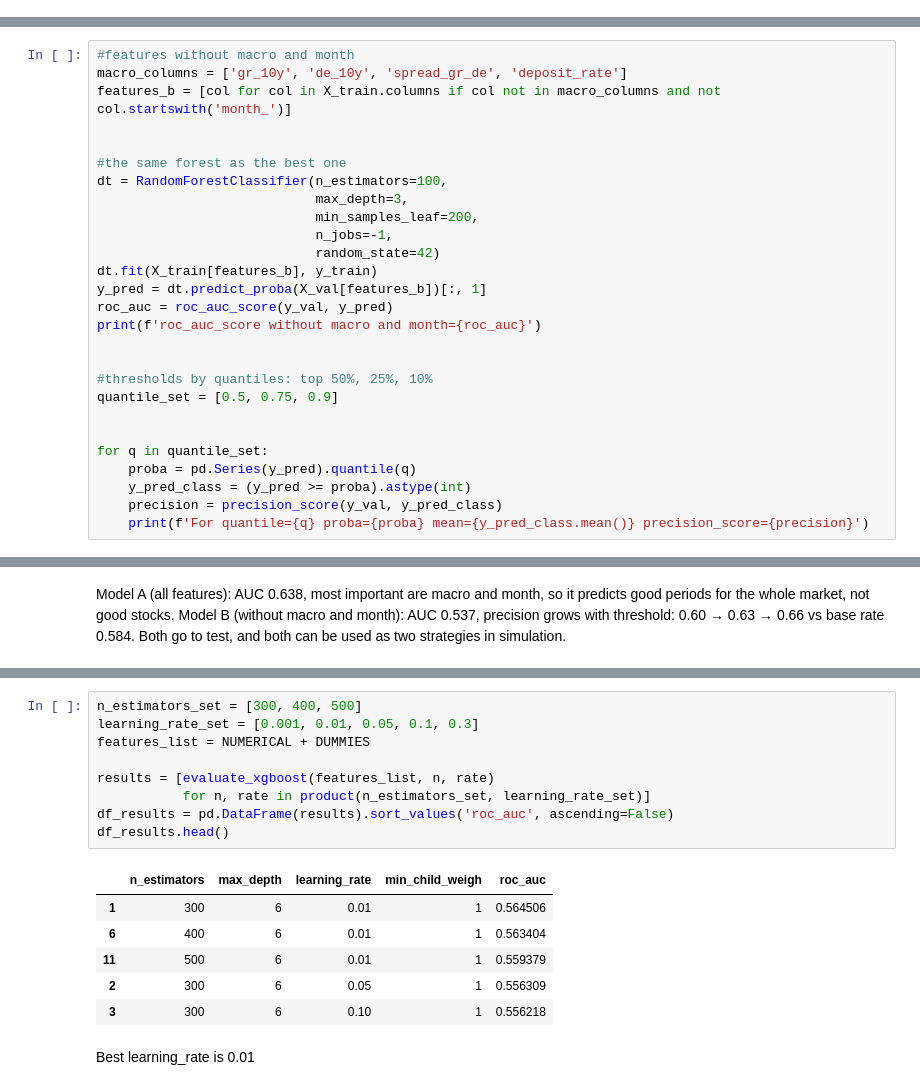
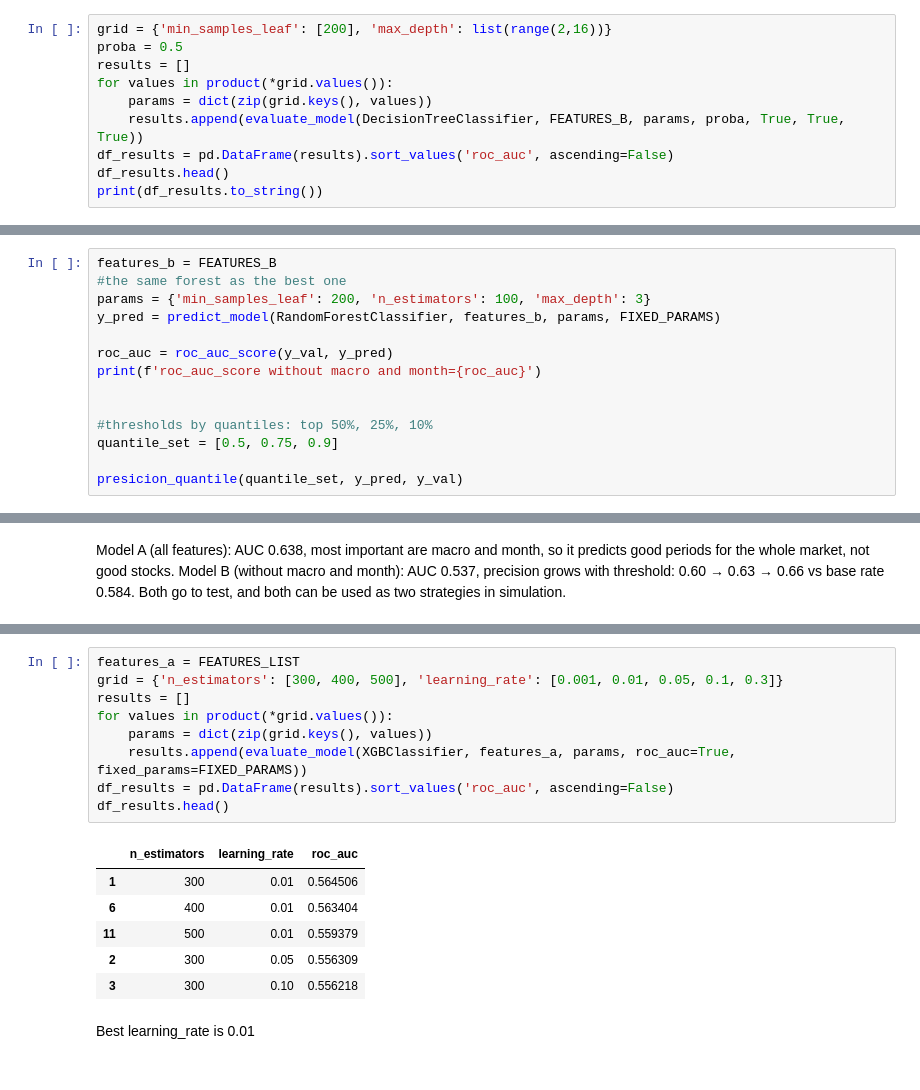
Before and after one commit to SunnyFoxxy/greek_stocks_ml_trading, a Jupyter notebook: notebooks/04_model.ipynb, the cells around one changed output, grey strips where cells are left out. Drawn from its saved outputs; the diff is of its cells as text.

Commit message:
Notebook 04. Choosing final model on test. Code optimiztion

```diff
--- a/notebooks/04_model.ipynb
+++ b/notebooks/04_model.ipynb
@@ -133,2 +172,12 @@ For max_depth=15 mean=0.5964483545128706 roc_auc_score=0.5135095060531799 and pr
 # %% [markdown]
 Best depth is 4: AUC 0.544, precision 0.612 vs validation base rate 0.58. Deeper trees overfit (AUC goes down), from depth 8 tree stops growing because of min_samples_leaf=200. Improvement is small, but it's typical for stocks.
+# %%
+grid = {'min_samples_leaf': [200], 'max_depth': list(range(2,16))}
+proba = 0.5
+results = []
+for values in product(*grid.values()):
+    params = dict(zip(grid.keys(), values))
+    results.append(evaluate_model(DecisionTreeClassifier, FEATURES_B, params, proba, True, True, True))
+df_results = pd.DataFrame(results).sort_values('roc_auc', ascending=False)
+df_results.head()
+print(df_results.to_string())
@@ -243,17 +356,9 @@ dtype: float64
 # %%
-#features without macro and month
-macro_columns = ['gr_10y', 'de_10y', 'spread_gr_de', 'deposit_rate']
-features_b = [col for col in X_train.columns if col not in macro_columns and not col.startswith('month_')]
+features_b = FEATURES_B
+#the same forest as the best one
+params = {'min_samples_leaf': 200, 'n_estimators': 100, 'max_depth': 3}
+y_pred = predict_model(RandomForestClassifier, features_b, params, FIXED_PARAMS)
 
-
-#the same forest as the best one
-dt = RandomForestClassifier(n_estimators=100,
-                            max_depth=3,
-                            min_samples_leaf=200,
-                            n_jobs=-1,
-                            random_state=42)
-dt.fit(X_train[features_b], y_train)
-y_pred = dt.predict_proba(X_val[features_b])[:, 1]
 roc_auc = roc_auc_score(y_val, y_pred)
 print(f'roc_auc_score without macro and month={roc_auc}')
 
@@ -261,12 +366,7 @@ print(f'roc_auc_score without macro and month={roc_auc}')
 #thresholds by quantiles: top 50%, 25%, 10%
 quantile_set = [0.5, 0.75, 0.9]
 
-
-for q in quantile_set:
-    proba = pd.Series(y_pred).quantile(q)
-    y_pred_class = (y_pred >= proba).astype(int)
-    precision = precision_score(y_val, y_pred_class)
-    print(f'For quantile={q} proba={proba} mean={y_pred_class.mean()} precision_score={precision}')
+presicion_quantile(quantile_set, y_pred, y_val)
 # %% [output]
 roc_auc_score without macro and month=0.5371762753759859
 For quantile=0.5 proba=0.5633557931961363 mean=0.5004072987943956 precision_score=0.5993814097346574
@@ -290,19 +377,19 @@ def evaluate_xgboost(features_list, n_estimators, learning_rate=0.3, max_depth=6
 # %%
-n_estimators_set = [300, 400, 500]
-learning_rate_set = [0.001, 0.01, 0.05, 0.1, 0.3]
-features_list = NUMERICAL + DUMMIES
-
-results = [evaluate_xgboost(features_list, n, rate)
-           for n, rate in product(n_estimators_set, learning_rate_set)]
+features_a = FEATURES_LIST
+grid = {'n_estimators': [300, 400, 500], 'learning_rate': [0.001, 0.01, 0.05, 0.1, 0.3]}
+results = []
+for values in product(*grid.values()):
+    params = dict(zip(grid.keys(), values))
+    results.append(evaluate_model(XGBClassifier, features_a, params, roc_auc=True, fixed_params=FIXED_PARAMS))
 df_results = pd.DataFrame(results).sort_values('roc_auc', ascending=False)
 df_results.head()
 # %% [output]
-|  | n_estimators | max_depth | learning_rate | min_child_weigh | roc_auc |
-| 1 | 300 | 6 | 0.01 | 1 | 0.564506 |
-| 6 | 400 | 6 | 0.01 | 1 | 0.563404 |
-| 11 | 500 | 6 | 0.01 | 1 | 0.559379 |
-| 2 | 300 | 6 | 0.05 | 1 | 0.556309 |
-| 3 | 300 | 6 | 0.10 | 1 | 0.556218 |
+|  | n_estimators | learning_rate | roc_auc |
+| 1 | 300 | 0.01 | 0.564506 |
+| 6 | 400 | 0.01 | 0.563404 |
+| 11 | 500 | 0.01 | 0.559379 |
+| 2 | 300 | 0.05 | 0.556309 |
+| 3 | 300 | 0.10 | 0.556218 |
 # %% [markdown]
 Best learning_rate is 0.01
 # %%
```
Also changed, not shown: parts of 37 cells of this notebook.
